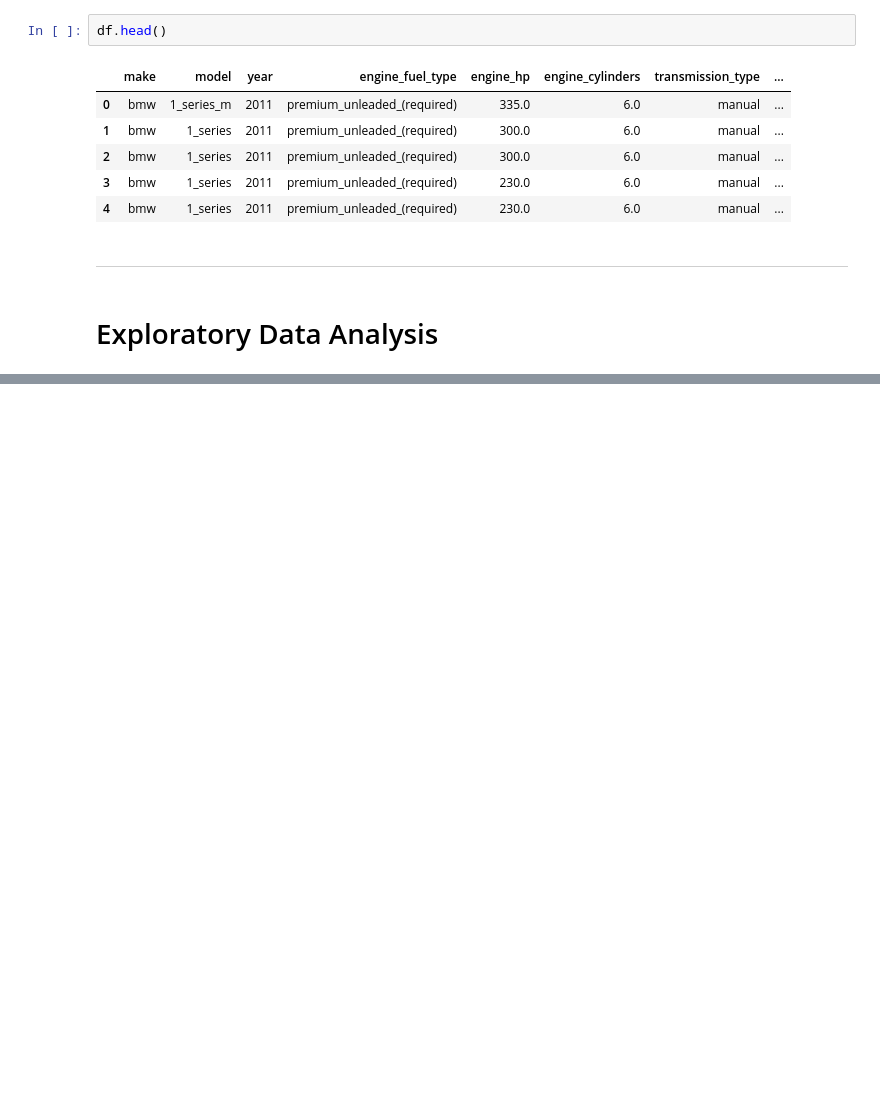
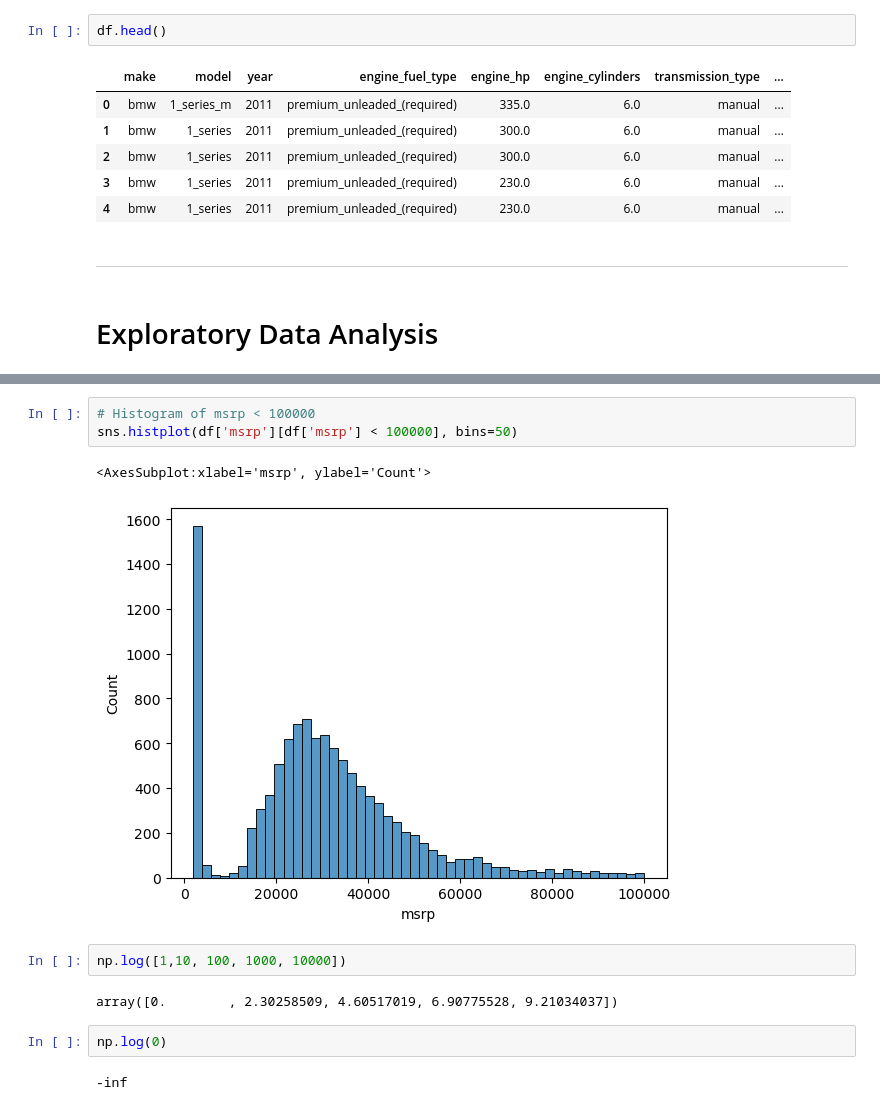
Before and after one commit to tummala-hareesh/ml_zoomcamp_ht, a Jupyter notebook: ipynb/02_car_price_prediction.ipynb, the cells around one changed output, grey strips where cells are left out. Drawn from its saved outputs; the diff is of its cells as text; blank space fills up the shorter version.

```diff
--- a/ipynb/02_car_price_prediction.ipynb
+++ b/ipynb/02_car_price_prediction.ipynb
@@ -67,0 +125,14 @@ df.head()
+# %%
+# Histogram of msrp < 100000
+sns.histplot(df['msrp'][df['msrp'] < 100000], bins=50)
+# %% [output]
+<AxesSubplot:xlabel='msrp', ylabel='Count'>
+[figure, added]
+# %%
+np.log([1,10, 100, 1000, 10000])
+# %% [output]
+array([0.        , 2.30258509, 4.60517019, 6.90775528, 9.21034037])
+# %%
+np.log(0)
+# %% [output]
+-inf
```
Also changed, not shown: parts of 16 cells of this notebook, 1 other file.
